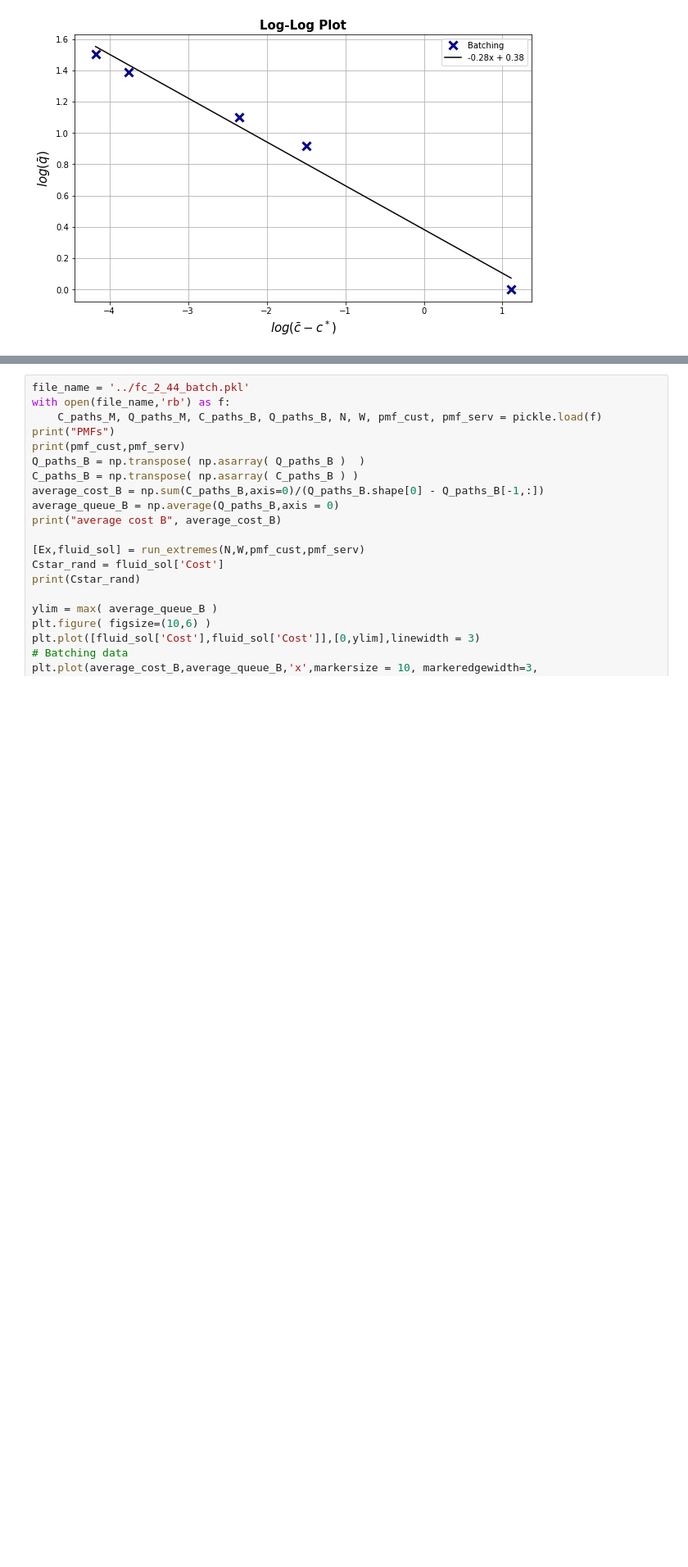
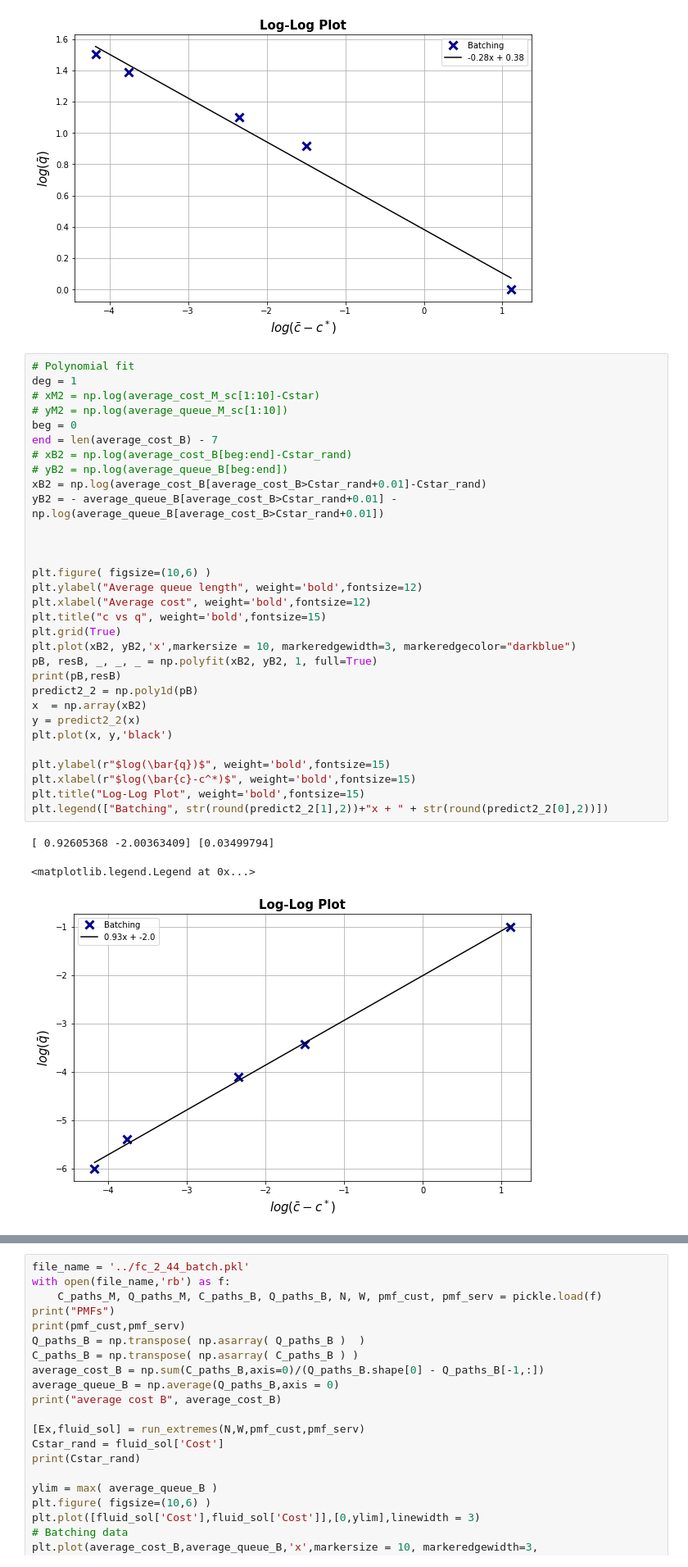
Before and after one commit to mew-two-github/Spatial-Matching-Simulations, a Jupyter notebook: fc_plots.ipynb, the cells around one changed output, grey strips where cells are left out. Shown at 82% size. Drawn from its saved outputs; the diff is of its cells as text; blank space fills up the shorter version.

Commit message:
new plots of fully connected systems

```diff
--- a/fc_plots.ipynb
+++ b/fc_plots.ipynb
@@ -98,3 +98,38 @@ plt.legend(["Batching", str(round(predict2_2[1],2))+"x + " + str(round(predict2_
 [-0.27975958  0.38367952] [0.02632494]
 <matplotlib.legend.Legend at 0x...>
 [figure]
+# %%
+# Polynomial fit
+deg = 1
+# xM2 = np.log(average_cost_M_sc[1:10]-Cstar)
+# yM2 = np.log(average_queue_M_sc[1:10])
+beg = 0
+end = len(average_cost_B) - 7
+# xB2 = np.log(average_cost_B[beg:end]-Cstar_rand)
+# yB2 = np.log(average_queue_B[beg:end])
+xB2 = np.log(average_cost_B[average_cost_B>Cstar_rand+0.01]-Cstar_rand)
+yB2 = - average_queue_B[average_cost_B>Cstar_rand+0.01] - np.log(average_queue_B[average_cost_B>Cstar_rand+0.01])
+
+
+
+plt.figure( figsize=(10,6) )
+plt.ylabel("Average queue length", weight='bold',fontsize=12)
+plt.xlabel("Average cost", weight='bold',fontsize=12)
+plt.title("c vs q", weight='bold',fontsize=15)
+plt.grid(True)
+plt.plot(xB2, yB2,'x',markersize = 10, markeredgewidth=3, markeredgecolor="darkblue")
+pB, resB, _, _, _ = np.polyfit(xB2, yB2, 1, full=True)
+print(pB,resB)
+predict2_2 = np.poly1d(pB)
+x  = np.array(xB2)
+y = predict2_2(x)
+plt.plot(x, y,'black')
+
+plt.ylabel(r"$log(\bar{q})$", weight='bold',fontsize=15)
+plt.xlabel(r"$log(\bar{c}-c^*)$", weight='bold',fontsize=15)
+plt.title("Log-Log Plot", weight='bold',fontsize=15)
+plt.legend(["Batching", str(round(predict2_2[1],2))+"x + " + str(round(predict2_2[0],2))])
+# %% [output]
+[ 0.92605368 -2.00363409] [0.03499794]
+<matplotlib.legend.Legend at 0x...>
+[figure, added]
```
Also changed, not shown: parts of 55 cells of this notebook.
